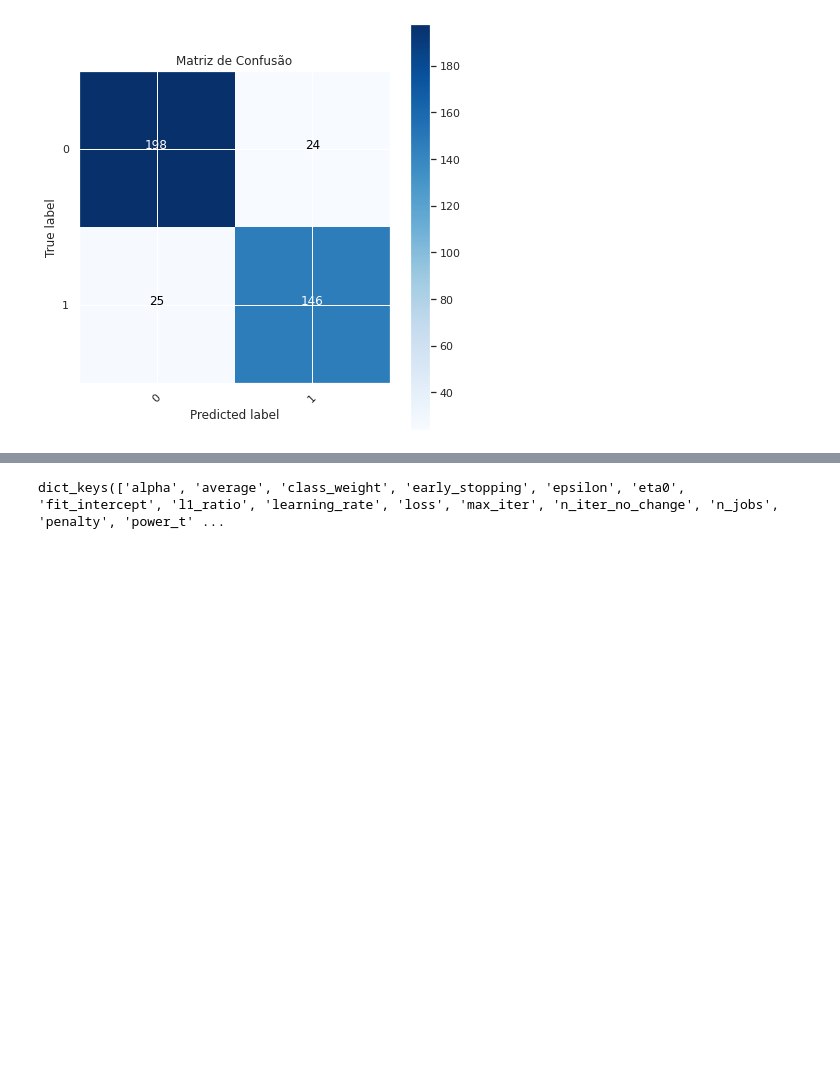
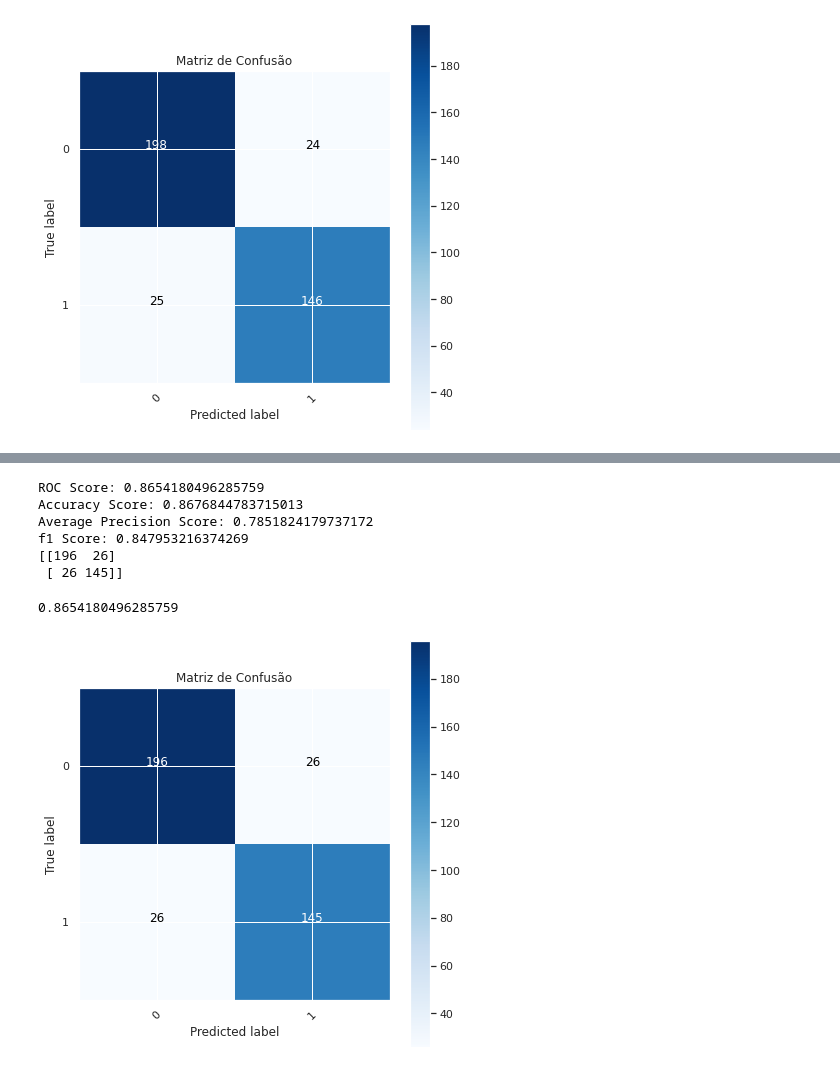
Before and after one commit to GDevigili/machine-learning-coursework, a Jupyter notebook: main.ipynb, the cells around one changed output, grey strips where cells are left out. Drawn from its saved outputs; the diff is of its cells as text; code cells hidden in the pictures; blank space fills up the shorter version.

```diff
--- a/main.ipynb
+++ b/main.ipynb
@@ -427,3 +427,9 @@ class KnnClassifier:
             y_pred.append(knn_labels.value_counts().idxmax())
 
         return pd.Series(y_pred, index = x_test.index)
+
+for k in [1, 3, 5, 10, 15, 20, x_train.shape[0]]:
+    knn = KnnClassifier(k)
+    knn.fit(x_train, y_train)
+    prediction = knn.predict(x_test)
+    print(f'Implemented KNN with {k} neighbors: {accuracy_score(prediction, y_test)}')
@@ -444,8 +463,0 @@ Implemented KNN with 916 neighbors: 0.5648854961832062
-# %%
-from sklearn.neighbors import KNeighborsClassifier
-
-for k in [1, 3, 5, 6, 7, 8, 9, 10, 15, 20, x_train.shape[0]]:
-    knn = KNeighborsClassifier(n_neighbors=k)
-    knn.fit(x_train, y_train)
-    prediction = knn.predict(x_test)
-    print(f'Sklearn KNN with {k} neighbors: {accuracy_score(prediction, y_test)}')
@@ -607,7 +627,7 @@ from sklearn.linear_model import SGDClassifier
 params = {
     'loss': [
             'hinge',
-            # 'log_loss',
+            'log_loss',
             'log',
             'modified_huber',
             'squared_hinge',
@@ -619,12 +639,12 @@ params = {
     ],
     'penalty': ['l2', 'l1', 'elasticnet'],
     'alpha': np.logspace(-5, 0, 7),
+    'shuffle': [True, False],
+    'learning_rate': ['constant', 'optimal', 'invscaling', 'adaptive'],
 }
 
-choose_sgd = model_selection.RandomizedSearchCV(SGDClassifier(), params, cv=5, scoring='accuracy', n_jobs=-1, random_state = 0).fit(x_train, y_train)
+choose_sgd = model_selection.RandomizedSearchCV(SGDClassifier(), params, cv=5, scoring='accuracy', n_jobs=-1, random_state=None).fit(x_train, y_train);
 
 print(f'best accuracy: {choose_sgd.best_score_}')
-print(f'best loss: {choose_sgd.best_estimator_.loss}')
-print(f'best penalty: {choose_sgd.best_estimator_.penalty}')
-print(f'best alpha: {choose_sgd.best_estimator_.alpha}')
+print(f'best params: {choose_sgd.best_params_}')
 # %% [output]
@@ -635,10 +670,21 @@ best alpha: 0.0031622776601683794
 # %%
 best_sgd = SGDClassifier(
-    loss= best_sgd.best_estimator_.loss,
-    penalty=best_sgd.best_estimator_.penalty,
-    alpha=best_sgd.best_estimator_.alpha,
-    max_iter=-1,
+    loss= choose_sgd.best_estimator_.loss,
+    penalty=choose_sgd.best_estimator_.penalty,
+    alpha=choose_sgd.best_estimator_.alpha,
+    shuffle=choose_sgd.best_estimator_.shuffle,
+    learning_rate=choose_sgd.best_estimator_.learning_rate,
+    max_iter=10**6,
     tol=0.001,
-)
+).fit(x_train, y_train)
+
+classifier_evaluation(best_sgd, x_test, y_test)
 # %% [output]
-dict_keys(['alpha', 'average', 'class_weight', 'early_stopping', 'epsilon', 'eta0', 'fit_intercept', 'l1_ratio', 'learning_rate', 'loss', 'max_iter', 'n_iter_no_change', 'n_jobs', 'penalty', 'power_t' ...
+ROC Score: 0.8654180496285759
+Accuracy Score: 0.8676844783715013
+Average Precision Score: 0.7851824179737172
+f1 Score: 0.847953216374269
+[[196  26]
+ [ 26 145]]
+0.8654180496285759
+[figure, added]
```
Also changed, not shown: parts of 7 cells of this notebook.
